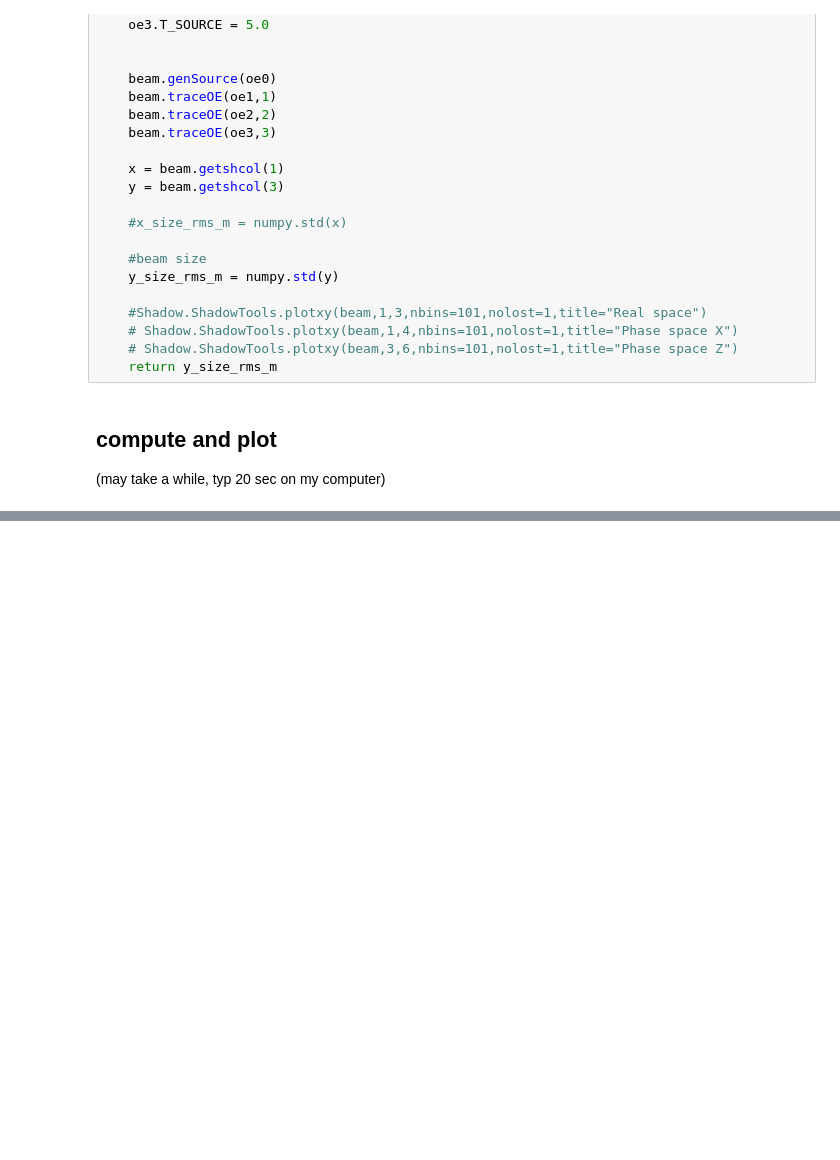
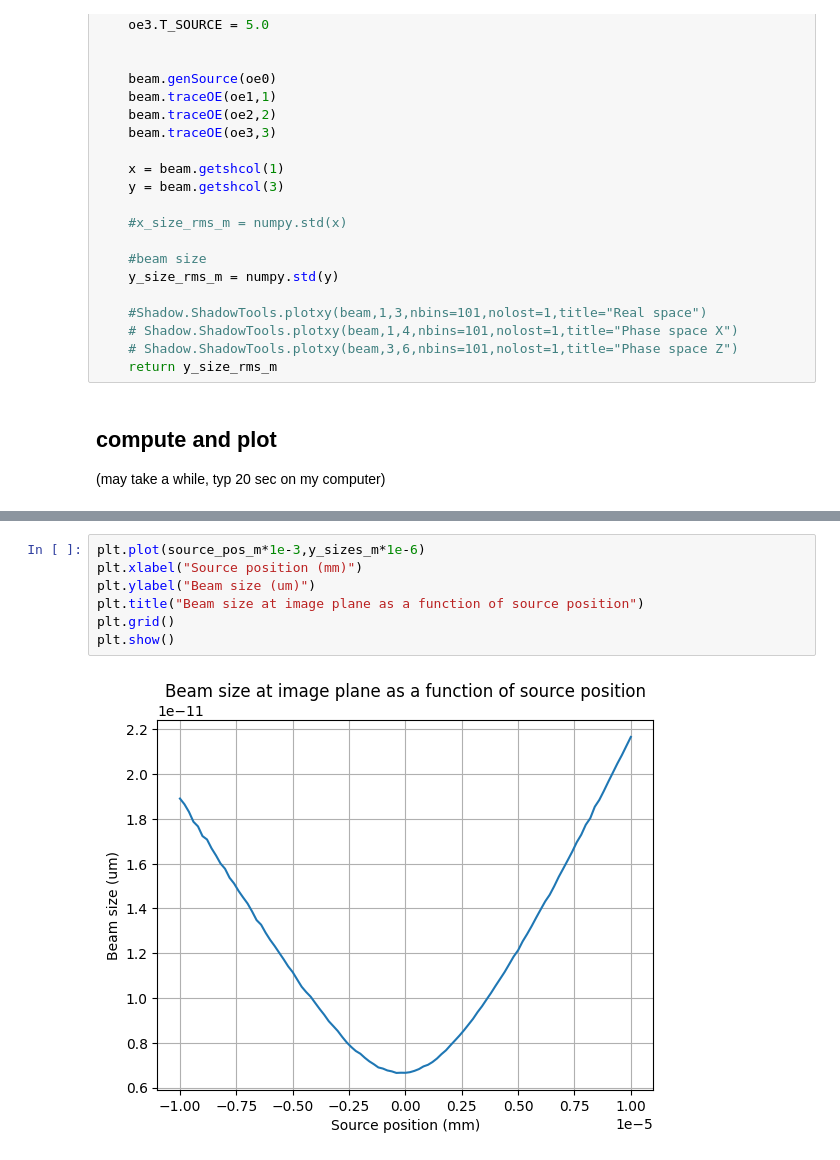
Before and after one commit to dream-beam/six-seven, a Jupyter notebook: notebooks/20260602aiw_shadow_mirror_fov.ipynb, the cells around one changed output, grey strips where cells are left out. Saved outputs shown, nothing was run; the diff lists cells and outputs as text; blank space fills up the shorter version.

```diff
--- a/notebooks/20260602aiw_shadow_mirror_fov.ipynb
+++ b/notebooks/20260602aiw_shadow_mirror_fov.ipynb
@@ -441,0 +416,9 @@ plt.show()
+# %%
+plt.plot(source_pos_m*1e-3,y_sizes_m*1e-6)
+plt.xlabel("Source position (mm)")
+plt.ylabel("Beam size (um)")
+plt.title("Beam size at image plane as a function of source position")
+plt.grid()
+plt.show()
+# %% [output]
+[figure, added]
```
Also changed, not shown: parts of 2 cells of this notebook.
